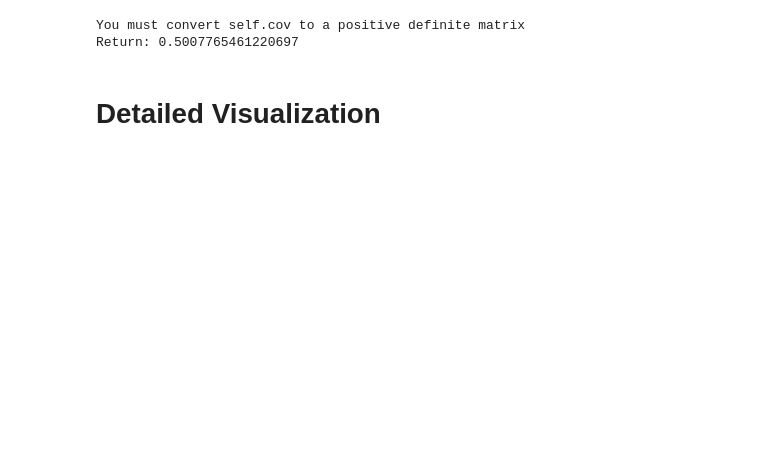
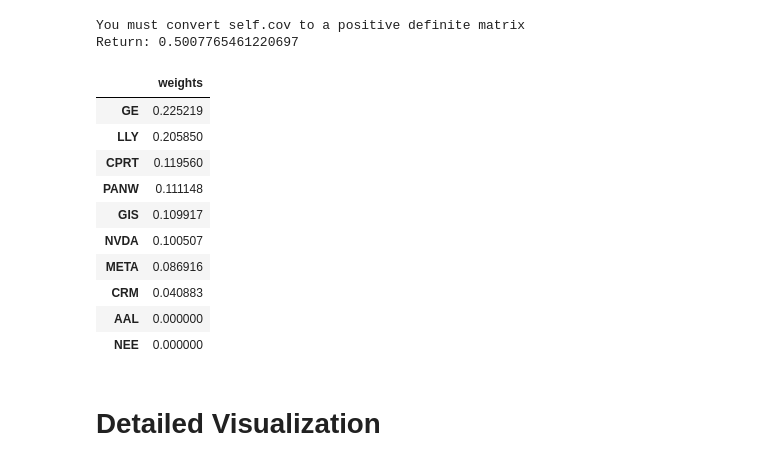
Before and after one commit to asarm/InUCoN, a Jupyter notebook: allocation_test_usa.ipynb, the cells around one changed output. Saved outputs shown, nothing was run; the diff lists cells and outputs as text; code cells hidden in the pictures; blank space fills up the shorter version.

```diff
--- a/allocation_test_usa.ipynb
+++ b/allocation_test_usa.ipynb
@@ -100,6 +121,20 @@ print("Return:", mean_variance_return[0])
 # %% [output]
 You must convert self.cov to a positive definite matrix
 Return: 0.5007765461220697
+# %%
+mean_variance_optim.sort_values(by="weights", ascending=False).iloc[:10]
+# %% [output]
+|  | weights |
+| GE | 0.225219 |
+| LLY | 0.205850 |
+| CPRT | 0.119560 |
+| PANW | 0.111148 |
+| GIS | 0.109917 |
+| NVDA | 0.100507 |
+| META | 0.086916 |
+| CRM | 0.040883 |
+| AAL | 0.000000 |
+| NEE | 0.000000 |
 # %%
 with open("allocation_results_sp.pkl", 'wb') as file:
     pickle.dump(allocation_results, file)
```
Also changed, not shown: parts of 4 cells of this notebook, 5 other files.
